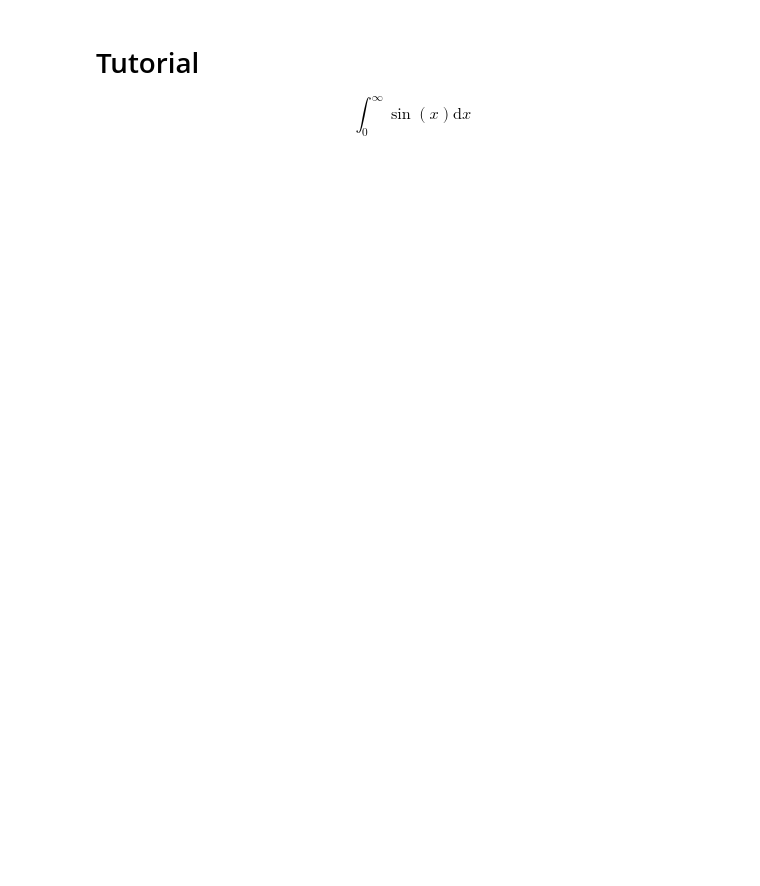
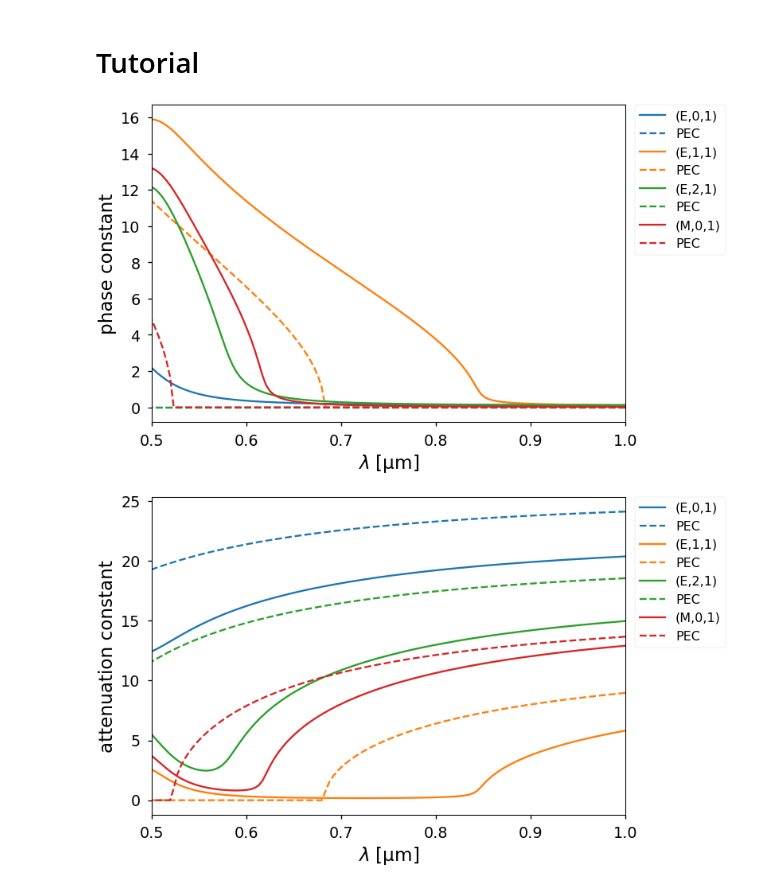
Before and after one commit to mnishida/PyMWM, a Jupyter notebook: docs/notebooks/00_tutorial.ipynb, the cells around one changed output. Saved outputs shown, nothing was run; the diff lists cells and outputs as text; code cells hidden in the pictures; blank space fills up the shorter version.

```diff
--- a/docs/notebooks/00_tutorial.ipynb
+++ b/docs/notebooks/00_tutorial.ipynb
@@ -1,4 +1,3 @@
-# %% [markdown]
-# Tutorial
-$$\int_0^\infty \sin(x)\mathrm{d}x$$
+# %% [markdown]
+# Tutorial
 # %%
@@ -21,23 +20,26 @@ plt.rcParams.update(plot_params)
 # %%
 wl_max = 1.0
 wl_min = 0.5
 water = {'RI': 1.333}
 params = {'core': {'shape': 'cylinder', 'size': 0.15,
                    'fill': water},
-          'clad': {'model': 'gold_dl'},
+          'clad': {'book': 'Au', 'page': 'Stewart-DLF'},
           'bounds': {'wl_max': wl_max, 'wl_min': wl_min, 'wl_imag': 10.0},
           'modes': {'num_n': 6, 'num_m': 2}}
 wg1 = pymwm.create(params)
 wg1.plot_beta(('E', 0, 1), "-", wl_max=wl_max, wl_min=wl_min, comp='real')
 wg1.plot_beta(('E', 1, 1), "-", wl_max=wl_max, wl_min=wl_min, comp='real')
 wg1.plot_beta(('E', 2, 1), "-", wl_max=wl_max, wl_min=wl_min, comp='real')
 wg1.plot_beta(('M', 0, 1), "-", wl_max=wl_max, wl_min=wl_min, comp='real')
 plt.show()
 wg1.plot_beta(('E', 0, 1), "-", wl_max=wl_max, wl_min=wl_min, comp='imag')
 wg1.plot_beta(('E', 1, 1), "-", wl_max=wl_max, wl_min=wl_min, comp='imag')
 wg1.plot_beta(('E', 2, 1), "-", wl_max=wl_max, wl_min=wl_min, comp='imag')
 wg1.plot_beta(('M', 0, 1), "-", wl_max=wl_max, wl_min=wl_min, comp='imag')
 plt.show()
+# %% [output]
+[figure, added]
+[figure, added]
 # %%
 wl = 0.6
 w = 2 * np.pi / wl
```
Also changed, not shown: parts of 8 cells of this notebook, 21 other files.
